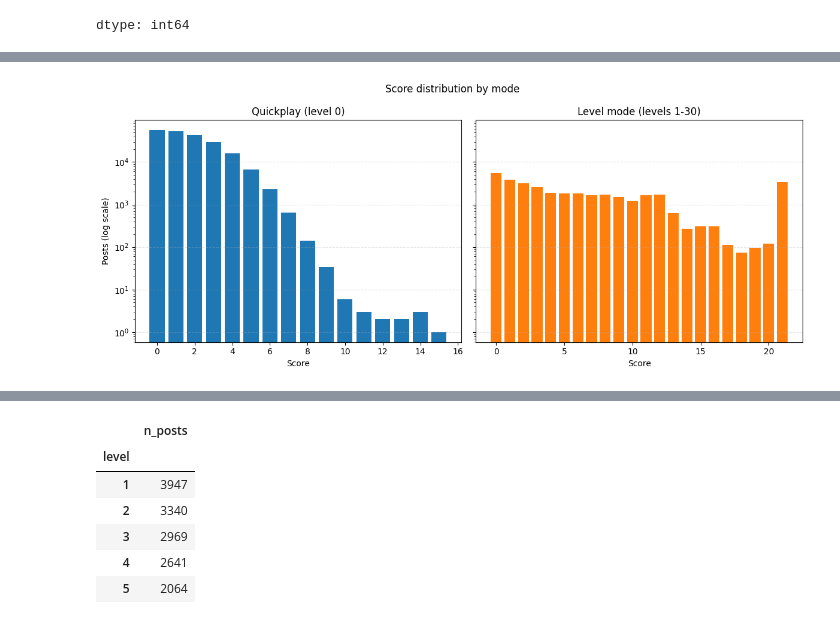
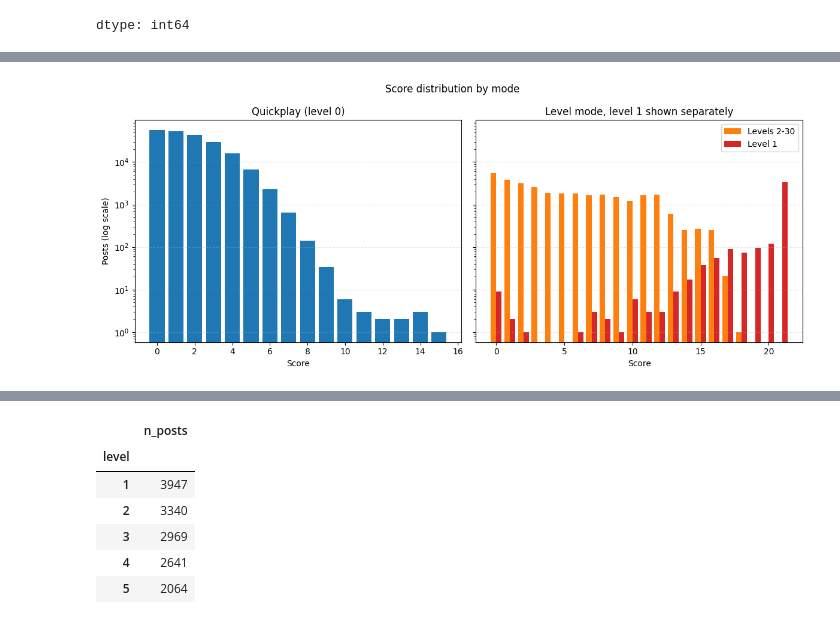
Before and after one commit to Adir-Amar/FloodIt-product-analytics, a Jupyter notebook: notebooks/05_score_mode_analysis.ipynb, the cells around one changed output, grey strips where cells are left out. Drawn from its saved outputs; the diff is of its cells as text; code cells hidden in the pictures.

Commit message:
Correct score ceiling finding to level 1, add per-level score range analysis

```diff
--- a/notebooks/05_score_mode_analysis.ipynb
+++ b/notebooks/05_score_mode_analysis.ipynb
@@ -69,20 +156,26 @@ dtype: int64
 # %%
+scores = list(range(0, 22))
+l1 = level_mode[level_mode['level'] == 1].groupby('score')['n_posts'].sum().reindex(scores, fill_value=0)
+rest = level_mode[level_mode['level'] > 1].groupby('score')['n_posts'].sum().reindex(scores, fill_value=0)
+
 fig, axes = plt.subplots(1, 2, figsize=(12, 5), sharey=True)
 
 axes[0].bar(quickplay['score'], quickplay['n_posts'], color='tab:blue')
 axes[0].set_yscale('log')
 axes[0].set_title('Quickplay (level 0)')
 axes[0].set_xlabel('Score')
 axes[0].set_ylabel('Posts (log scale)')
 axes[0].grid(alpha=0.3, linestyle='--', axis='y')
 
-axes[1].bar(level_mode_per_score.index, level_mode_per_score.values, color='tab:orange')
-axes[1].set_title('Level mode (levels 1-30)')
+axes[1].bar([s - 0.2 for s in scores], rest.values, width=0.4, color='tab:orange', label='Levels 2-30')
+axes[1].bar([s + 0.2 for s in scores], l1.values, width=0.4, color='tab:red', label='Level 1')
+axes[1].set_title('Level mode, level 1 shown separately')
 axes[1].set_xlabel('Score')
+axes[1].legend()
 axes[1].grid(alpha=0.3, linestyle='--', axis='y')
 
 fig.suptitle('Score distribution by mode')
 plt.tight_layout()
 plt.show()
 # %% [output]
-[figure, old version]
+[figure, new version]
```
Also changed, not shown: parts of 10 cells of this notebook.
